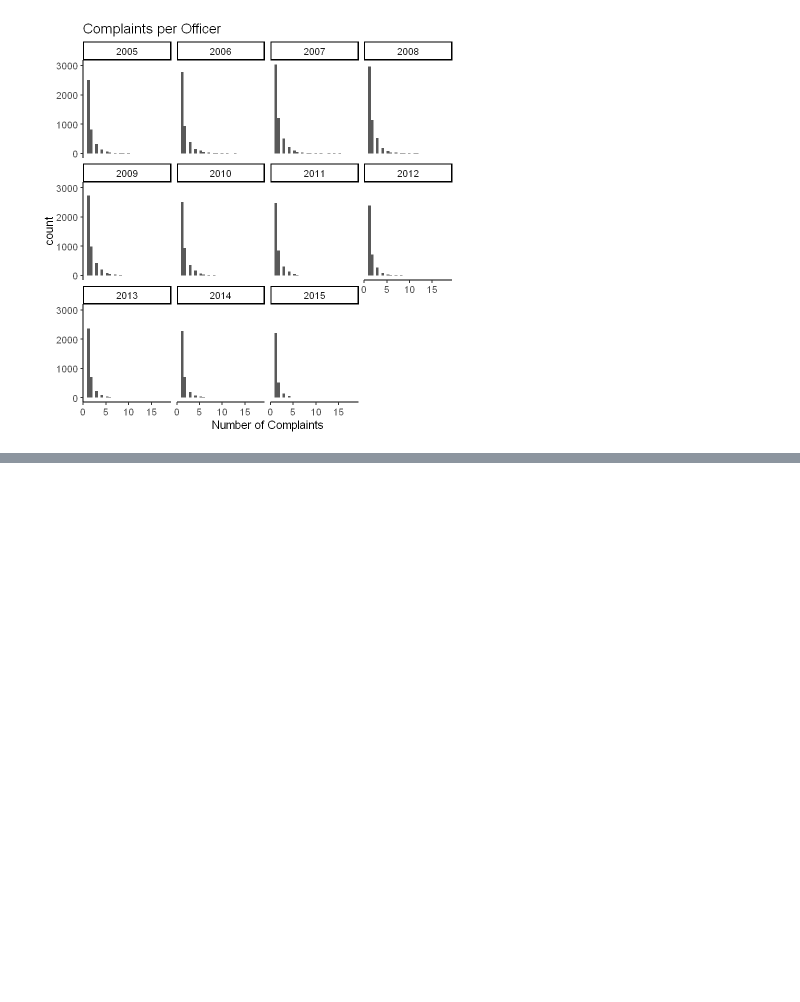
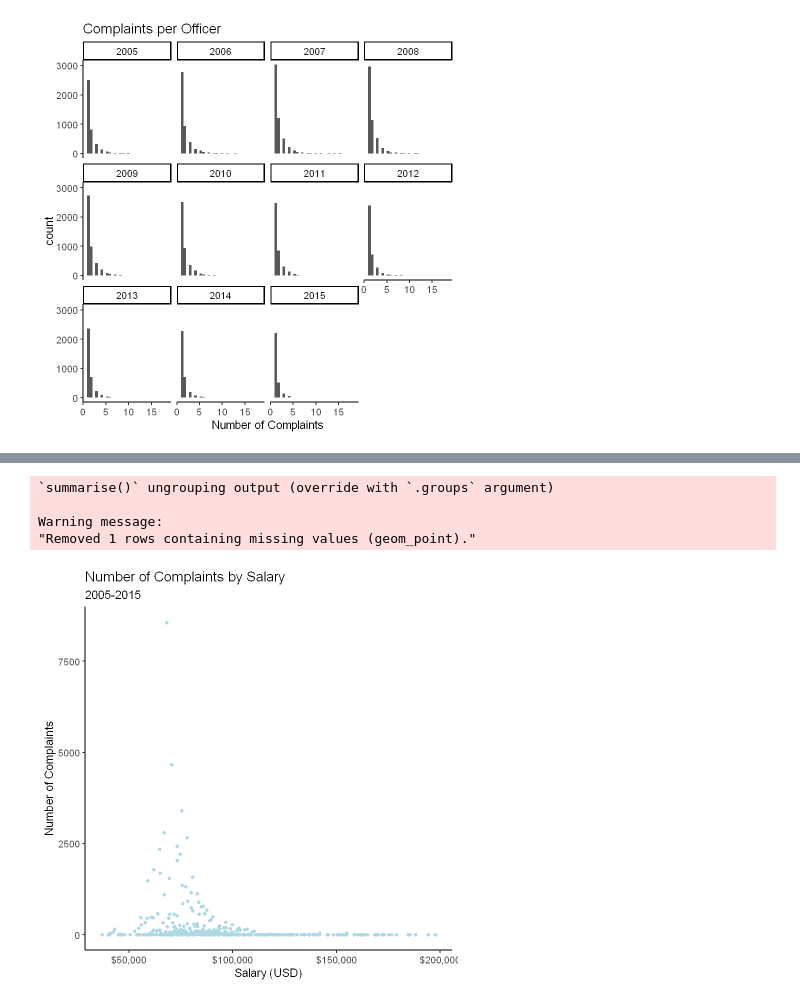
Before and after one commit to micahkwok/Group15, a Jupyter notebook: eda/EDA.ipynb, the cells around one changed output, grey strips where cells are left out. Cells and saved outputs as stored; diff of their text form; code cells hidden in the pictures; blank space fills up the shorter version.

```diff
--- a/eda/EDA.ipynb
+++ b/eda/EDA.ipynb
@@ -419,0 +449,16 @@ ggplot(complaints_per_off_yr, aes(x = n)) +
+# %%
+# complaints per salary
+complaints_per_salary <- df_merged %>%
+    group_by(salary) %>%
+    summarize(num_complaints = sum(!is.na(cr_id)))
+
+ggplot(complaints_per_salary, aes(x = salary, y = num_complaints)) +
+        geom_point(color="lightblue") +
+        scale_x_continuous(labels = scales::label_dollar()) +
+        labs(title = "Number of Complaints by Salary", subtitle = "2005-2015", x = "Salary (USD)", y = "Number of Complaints")
+# %% [output]
+`summarise()` ungrouping output (override with `.groups` argument)
+
+Warning message:
+"Removed 1 rows containing missing values (geom_point)."
+[figure, added]
```
Also changed, not shown: parts of 4 cells of this notebook.
